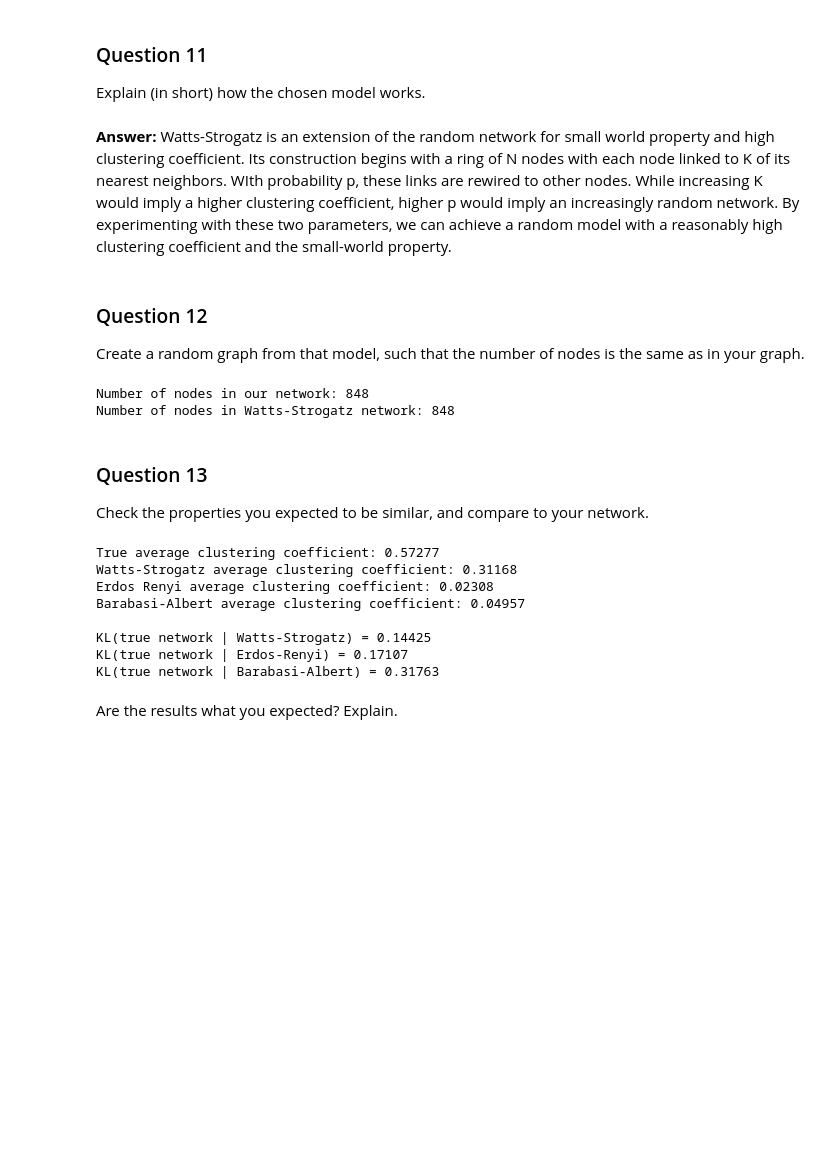
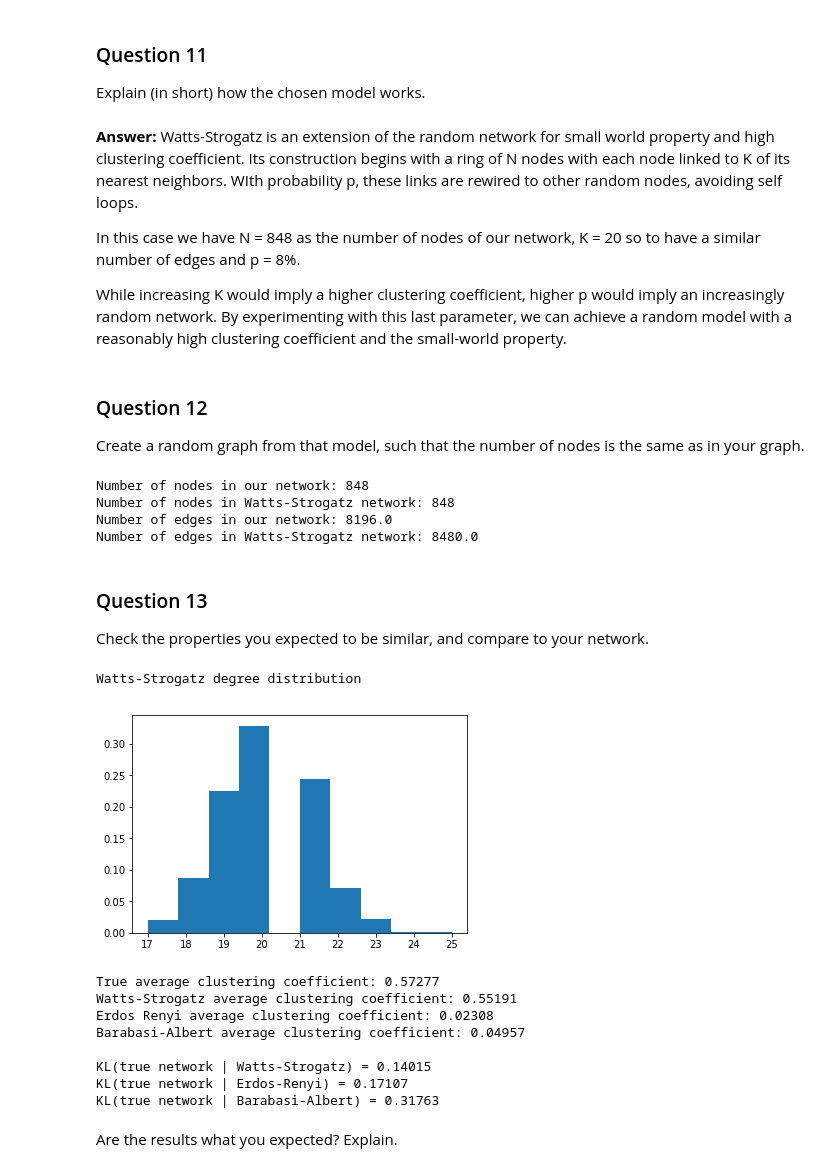
Before and after one commit to Kakavand/EPFL-antiterrorAssignment, a Jupyter notebook: milestone_2/2_network_models.ipynb, the cells around one changed output. Drawn from its saved outputs; the diff is of its cells as text; code cells hidden in the pictures; blank space fills up the shorter version.

Commit message:
best clust coeff

```diff
--- a/milestone_2/2_network_models.ipynb
+++ b/milestone_2/2_network_models.ipynb
@@ -380,37 +381,42 @@ We shall aim at producing a similar average clustering coefficient because the t
 Explain (in short) how the chosen model works.
 # %% [markdown]
 **Answer:**
-Watts-Strogatz is an extension of the random network for small world property and high clustering coefficient. Its construction begins with a ring of N nodes with each node linked to K of its nearest neighbors. WIth probability p, these links are rewired to other nodes. While increasing K would imply a higher clustering coefficient, higher p would imply an increasingly random network. By experimenting with these two parameters, we can achieve a random model with a reasonably high clustering coefficient and the small-world property.
+Watts-Strogatz is an extension of the random network for small world property and high clustering coefficient. Its construction begins with a ring of N nodes with each node linked to K of its nearest neighbors. WIth probability p, these links are rewired to other random nodes, avoiding self loops.
+
+In this case we have N = 848 as the number of nodes of our network, K = 20 so to have a similar number of edges and p = 8%.
+
+While increasing K would imply a higher clustering coefficient, higher p would imply an increasingly random network. By experimenting with this last parameter, we can achieve a random model with a reasonably high clustering coefficient and the small-world property.
 # %% [markdown]
 ### Question 12
 
 Create a random graph from that model, such that the number of nodes is the same as in your graph.
 # %%
 # Generate a Watts-Strogatz random model
-ws = nx.connected_watts_strogatz_graph(n_nodes, 20, 0.25, 1000)
+ws = nx.connected_watts_strogatz_graph(n_nodes, 20, 0.08)
 ws_adj = np.array(nx.adjacency_matrix(ws).todense())
-
-# Compute average clustering coefficient
-CC_ws = [compute_clustering_coefficient(ws_adj, i) for i in range(n_nodes)]
-avg_CC_ws = sum(CC_ws)/len(CC_ws)
-
-# Compute diameter
-# Diameter_ws = compute_diameter(ws_adj)
-
-# Compute KL divergence
-norm_degree_distr = normalised_degree_distribution(adjacency)
-ws_norm_degree_distr = normalised_degree_distribution(ws_adj)
-kl_ws = kl_divergence(norm_degree_distr, ws_norm_degree_distr)
 
 print('Number of nodes in our network: {f:}'.format(f=n_nodes))
 print('Number of nodes in Watts-Strogatz network: {f:}'.format(f=ws_adj.shape[1]))
+
+print('Number of edges in our network: {f:}'.format(f=n_edges))
+print('Number of edges in Watts-Strogatz network: {f:}'.format(f=np.sum(ws_adj)/2))
 # %% [output]
 Number of nodes in our network: 848
 Number of nodes in Watts-Strogatz network: 848
+Number of edges in our network: 8196.0
+Number of edges in Watts-Strogatz network: 8480.0
 # %% [markdown]
 ### Question 13
 
 Check the properties you expected to be similar, and compare to your network.
+# %%
+print("Watts-Strogatz degree distribution")
+ws_degree_distr = degree_distribution(ws_adj)
+ws_weights = np.ones_like(ws_degree_distr) / float(n_nodes)
+plt.hist(ws_degree_distr, weights=ws_weights);
+# %% [output]
+Watts-Strogatz degree distribution
+[figure, added]
 # %%
 # Compute average clustering coefficients, diameters, and KL divergence for other models
 # Our network
@@ -443,11 +453,11 @@ print("KL(true network | Erdos-Renyi) = {k:.5f}".format(k=kl_er))
 print("KL(true network | Barabasi-Albert) = {k:.5f}".format(k=kl_ba))
 # %% [output]
 True average clustering coefficient: 0.57277
-Watts-Strogatz average clustering coefficient: 0.31168
+Watts-Strogatz average clustering coefficient: 0.55191
 Erdos Renyi average clustering coefficient: 0.02308
 Barabasi-Albert average clustering coefficient: 0.04957
 
-KL(true network | Watts-Strogatz) = 0.14425
+KL(true network | Watts-Strogatz) = 0.14015
 KL(true network | Erdos-Renyi) = 0.17107
 KL(true network | Barabasi-Albert) = 0.31763
 # %% [markdown]
```
Also changed, not shown: parts of 10 cells of this notebook.
